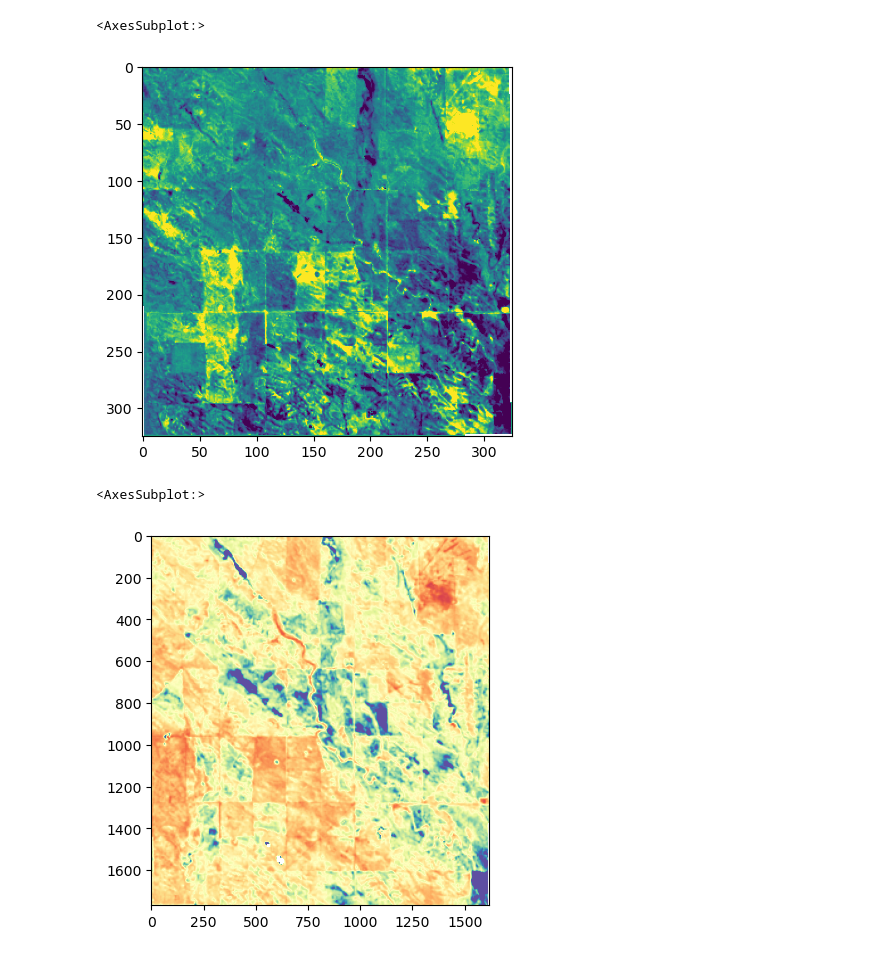
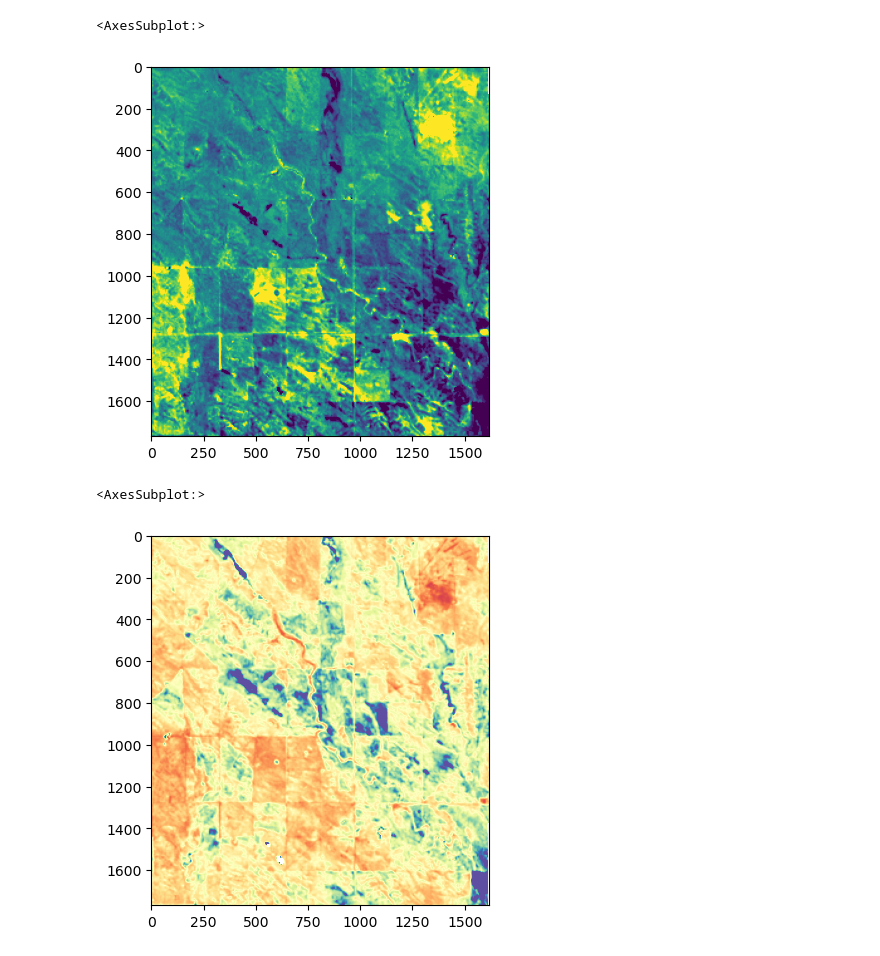
Before and after one commit to kearney-sp/cper_pdog, a Jupyter notebook: cnn_pred_colony.ipynb, the cells around one changed output. Cells and saved outputs as stored; diff of their text form; code cells hidden in the pictures.

```diff
--- a/cnn_pred_colony.ipynb
+++ b/cnn_pred_colony.ipynb
@@ -39,17 +41,21 @@ distributed.diskutils - INFO - Found stale lock file and directory '/mnt/c/Users
 ### Set parameters
 # %%
 # general input parameters
-suffix = '_rgb_tpi_5cm'
+possible_suffixes = ['rgb', 'tpi', 'ndvi']
+suffix = '_tpi_5cm'
+excluded_suffixes = [x for x in possible_suffixes if x not in suffix]
 cell_size = 5.0
 cper_f = '/mnt/c/Users/TBGPEA-Sean/Desktop/Pdogs_UAS/cper_pdog_pastures_2017_clip.shp'
 
 # september inputs
 shps_f_list = glob.glob('./cnn_pred_results/burrow_pts_pred_*' + suffix + '.shp')
+shps_f_list = [x for x in shps_f_list if not any([y in x for y in excluded_suffixes])]
 colony_active_f = './ground_data/PdogMapping_Sept2021/Sept2021_active_yrs.tif'
 colony_old_f = './ground_data/PdogMapping_Sept2021/Sept2021_old_yrs.tif'
 
 # july inputs
 shps_f_list_july = glob.glob('./cnn_pred_results_july/burrow_pts_pred_*' + suffix + '.shp')
+shps_f_list_july = [x for x in shps_f_list_july if not any([y in x for y in excluded_suffixes])]
 colony_active_f_july = './ground_data/PdogMapping_July2021/July2021_active_yrs.tif'
 colony_old_f_july = './ground_data/PdogMapping_July2021/July2021_old_yrs.tif'
 
@@ -57,7 +63,7 @@ colony_old_f_july = './ground_data/PdogMapping_July2021/July2021_old_yrs.tif'
 #---Only set radius or focal area, not both. Other should be set to None
 radius_m = 25
 focal_area_ha = None
-burrow_area_thresh = None  #minimum burrow size
+burrow_area_thresh = None  #minimum burrow size in m^2
 pts_thresh = 6.0  #burrow pts required within radius_m to be part of a colony
 win_size = 11  #window size (in pixels) for connectivity calculations
 
@@ -66,6 +72,9 @@ if focal_area_ha is None:
     focal_area_ha = (np.pi * radius_m**2) * 1e-4
 if radius_m is None:
     radius_m = np.sqrt(focal_area_ha * 1e4) / np.pi
+
+# use suffix to get resolution of inputs to model
+res_inputs = int(re.sub('cm', '', suffix.split('_')[-1]))
 # %% [markdown]
 ### Additional helper functions
 # %% [markdown]
@@ -206,7 +215,7 @@ for i in tqdm(np.unique(cper_xr.values)):
             pts_tmp = gpd.read_file(f)
             pts_tmp = pts_tmp[pts_tmp.geometry != None]
             if burrow_area_thresh is not None:
-                pts_tmp['area'] = pts_tmp['area'].astype('int')
+                pts_tmp['area'] = pts_tmp['area'].astype('int')*(res_inputs/100)**2
                 pts_tmp = pts_tmp[pts_tmp['area'] >= burrow_area_thresh]
             pts_xr = shp2mask(pts_tmp.geometry, cper_xr, cper_xr.rio.transform(), cper_xr.shape,
                               default_value=1, merge_alg=features.MergeAlg.add)
@@ -215,7 +224,7 @@ for i in tqdm(np.unique(cper_xr.values)):
             pts_tmp_july = gpd.read_file(f)
             pts_tmp_july = pts_tmp_july[pts_tmp_july.geometry != None]
             if burrow_area_thresh is not None:
-                pts_tmp_july['area'] = pts_tmp_july['area'].astype('int')
+                pts_tmp_july['area'] = pts_tmp_july['area'].astype('int')*(res_inputs/100)**2
                 pts_tmp_july = pts_tmp_july[pts_tmp_july['area'] >= burrow_area_thresh]
             pts_xr_july = shp2mask(pts_tmp_july.geometry, cper_xr, cper_xr.rio.transform(), cper_xr.shape,
                               default_value=1, merge_alg=features.MergeAlg.add)
@@ -385,15 +394,16 @@ show(bm_slope_z.data, clim=(-2.0, 2.0))
 # %%
 bare_slope = xr.apply_ufunc(apply_slope,
                           hls_xr['BARE'].isel(date=slice(200, 250)),
                           input_core_dims=[['date']],
                           vectorize=True,
                           dask='parallelized')
 bare_slope = bare_slope.rio.reproject('EPSG:32613').compute()
 bare_slope = bare_slope.where((bare_slope > -20.0) & (bare_slope < 20.0))
 bare_slope_z = (bare_slope - bare_slope.mean()) / bare_slope.std()
+bare_slope_z = bare_slope_z.reindex_like(pts_xr_sum, method='nearest')
 show(bare_slope_z.data, clim=(-2.0, 2.0))
 # %% [output]
-[figure, old version]
+[figure, new version]
 <AxesSubplot:>
 # %%
 bm_sub = hls_xr['Biomass'].isel(date=slice(235, 265)).mean(dim='date').rio.reproject('EPSG:32613').compute()
```
Also changed, not shown: parts of 27 cells of this notebook, 7 other files.
